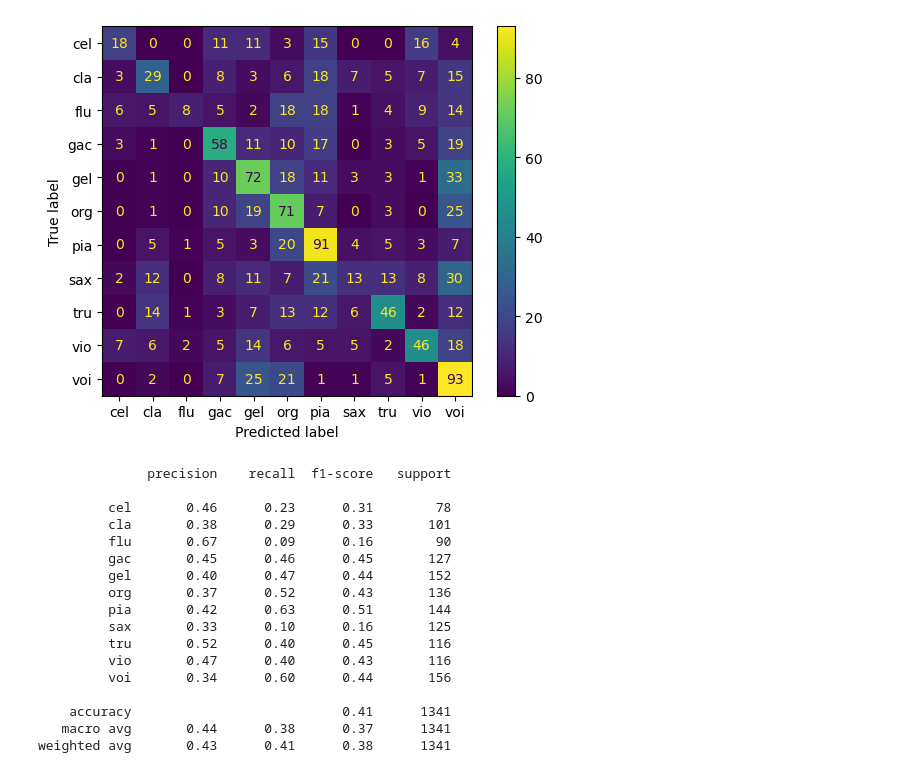
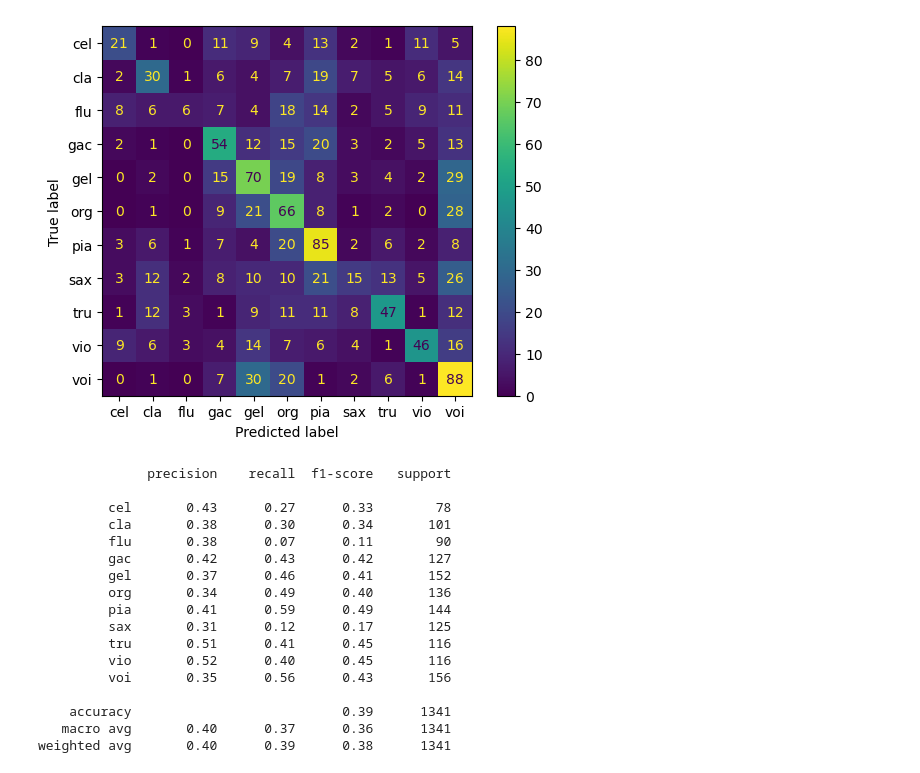
Before and after one commit to matgaj/pum_projekt1, a Jupyter notebook: mfcc_feature_extraction/classification_mfcc.ipynb, the cells around one changed output. Cells and saved outputs as stored; diff of their text form; code cells hidden in the pictures.

```diff
--- a/mfcc_feature_extraction/classification_mfcc.ipynb
+++ b/mfcc_feature_extraction/classification_mfcc.ipynb
@@ -26,35 +26,35 @@ X_train_pca = pca.fit_transform(X_train_scaled)
 X_test_pca = pca.transform(X_test_scaled)
 # %%
 # Klasyfikacja RandomForest
-clf = RandomForestClassifier(n_estimators=200, max_features="sqrt" , random_state=42, n_jobs=-1)
+clf = RandomForestClassifier(n_estimators=100, max_features="sqrt" , random_state=42, n_jobs=-1)
 clf.fit(X_train_scaled, y_train)
 preds = clf.predict(X_test_scaled)
 
 ConfusionMatrixDisplay.from_predictions(y_test, preds)
 plt.show()
 
 # show metrics
 from sklearn.metrics import classification_report
 print(classification_report(y_test, preds))
 # %% [output]
-[figure, old version]
+[figure, new version]
               precision    recall  f1-score   support
 
-         cel       0.46      0.23      0.31        78
-         cla       0.38      0.29      0.33       101
-         flu       0.67      0.09      0.16        90
-         gac       0.45      0.46      0.45       127
-         gel       0.40      0.47      0.44       152
-         org       0.37      0.52      0.43       136
-         pia       0.42      0.63      0.51       144
-         sax       0.33      0.10      0.16       125
-         tru       0.52      0.40      0.45       116
-         vio       0.47      0.40      0.43       116
-         voi       0.34      0.60      0.44       156
+         cel       0.43      0.27      0.33        78
+         cla       0.38      0.30      0.34       101
+         flu       0.38      0.07      0.11        90
+         gac       0.42      0.43      0.42       127
+         gel       0.37      0.46      0.41       152
+         org       0.34      0.49      0.40       136
+         pia       0.41      0.59      0.49       144
+         sax       0.31      0.12      0.17       125
+         tru       0.51      0.41      0.45       116
+         vio       0.52      0.40      0.45       116
+         voi       0.35      0.56      0.43       156
 
-    accuracy                           0.41      1341
-   macro avg       0.44      0.38      0.37      1341
-weighted avg       0.43      0.41      0.38      1341
+    accuracy                           0.39      1341
+   macro avg       0.40      0.37      0.36      1341
+weighted avg       0.40      0.39      0.38      1341
 # %%
 # druga metoda klasyfikacji
 from sklearn.svm import SVC
```
Also changed, not shown: parts of 1 cell of this notebook, 1 other file.
